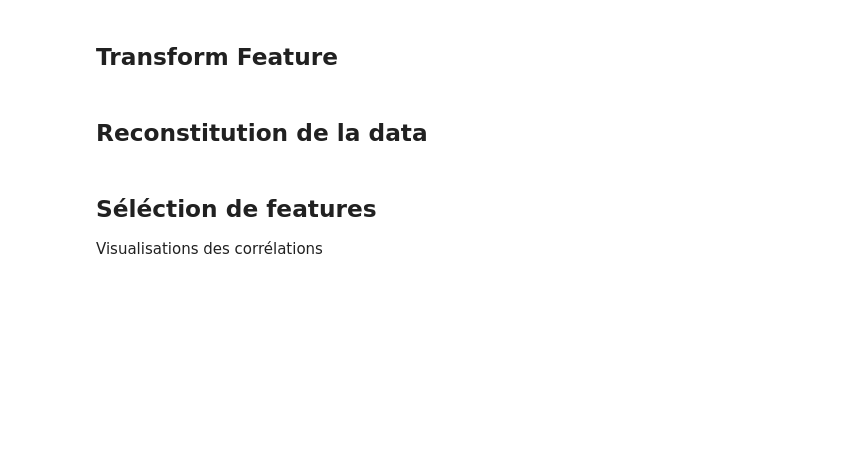
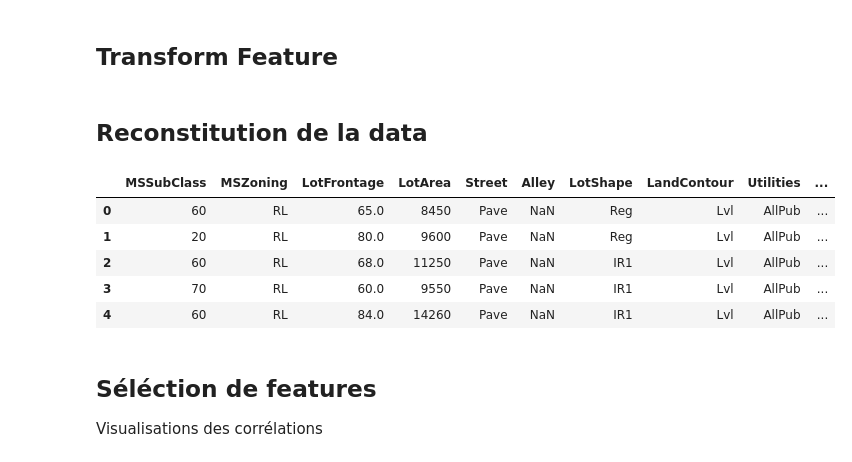
Before and after one commit to June-So/House-Price-Project, a Jupyter notebook: linear_regression.ipynb, the cells around one changed output. Drawn from its saved outputs; the diff is of its cells as text; code cells hidden in the pictures; blank space fills up the shorter version.

```diff
--- a/linear_regression.ipynb
+++ b/linear_regression.ipynb
@@ -61,0 +81,17 @@ On décide de remplacer les n/a qualitatifs par un label "N/A"
+# %%
+# Dans les colonnes à plus de 20% de NA, ont décide de remplacer les np.nan, par des NA string, ce qui pourrais nous
+# permettre de créer une nouvelle classe, s'il y a un eventuelle, on decide donc de les garder au lieu de les supprimer
+cols_replace_na_cat = ["GarageType","GarageFinish","GarageQual","GarageCond",'BsmtQual','BsmtCond',
+                       'BsmtExposure','BsmtFinType1','BsmtFinType2','MasVnrType']
+
+for i in cols_replace_na_cat:
+    df_inter[i].fillna('N/A', inplace=True)
+# %%
+# Nous decidons de remplacer les NA par des 0, plustôt que par la moyenne ou la mediane pour éviter de biaiser les
+# données. on peut peut pas utiliser la moyenne à cause des outliers et en utilisant la médiane on risque d'attriber
+# des valeurs à des caractéristiques de maison qui n'existe pas.
+cols_replace_na_num =['BsmtFinSF1','BsmtFinSF2','BsmtUnfSF','TotalBsmtSF','BsmtFullBath', 'BsmtHalfBath',
+                      'GarageYrBlt','GarageArea','GarageCars','MasVnrArea']
+
+for i in cols_replace_na_num:
+    df_inter[i].fillna(0, inplace=True)
@@ -130,6 +176,19 @@ test_clean = df_inter[is_index_test]
 # reconstitution train nettoyé + prix
 train_clean = df_inter[is_index_train]
 train_clean = pd.merge(train_clean, y_train.to_frame(), left_index=True, right_index=True)
+# %%
+<<<<<<< LOCAL CELL DELETED >>>>>>>
+train_clean = df_inter[:n_train]
+test_clean = df_inter[n_train:]
+train_clean = pd.concat((train_clean, target), axis=1).reset_index(drop=True)
+train_clean.head()
+# %% [output]
+|  | MSSubClass | MSZoning | LotFrontage | LotArea | Street | Alley | LotShape | LandContour | Utilities | ... |
+| 0 | 60 | RL | 65.0 | 8450 | Pave | NaN | Reg | Lvl | AllPub | ... |
+| 1 | 20 | RL | 80.0 | 9600 | Pave | NaN | Reg | Lvl | AllPub | ... |
+| 2 | 60 | RL | 68.0 | 11250 | Pave | NaN | IR1 | Lvl | AllPub | ... |
+| 3 | 70 | RL | 60.0 | 9550 | Pave | NaN | IR1 | Lvl | AllPub | ... |
+| 4 | 60 | RL | 84.0 | 14260 | Pave | NaN | IR1 | Lvl | AllPub | ... |
 # %% [markdown]
 ## Séléction de features
 Visualisations des corrélations
```
Also changed, not shown: parts of 63 cells of this notebook.
